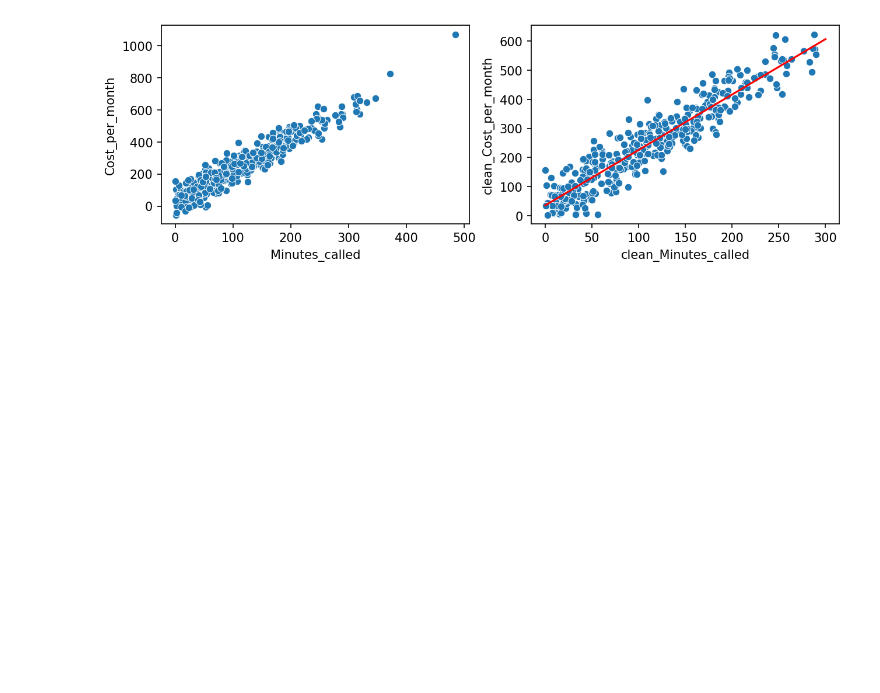
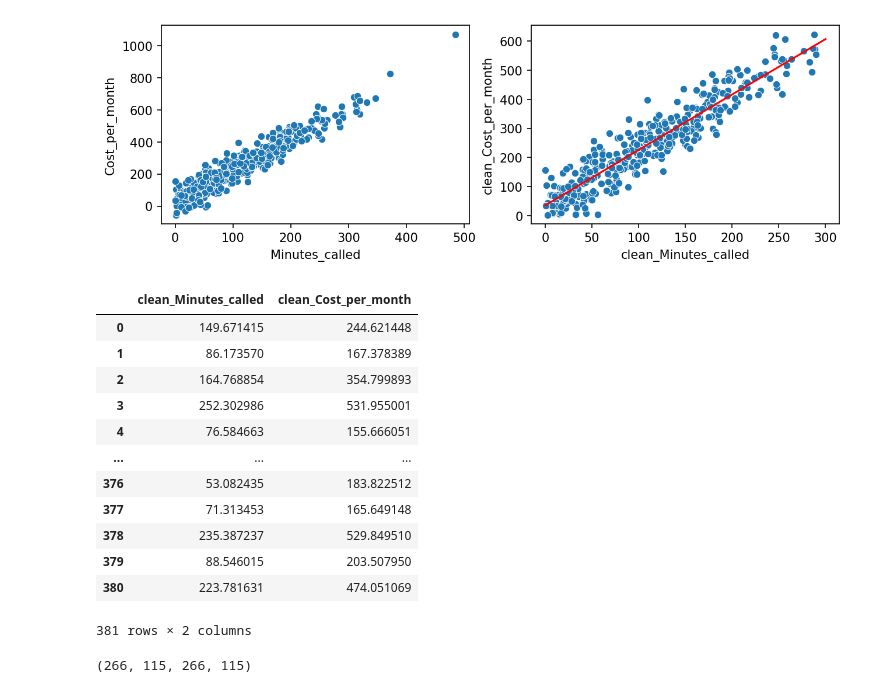
Before and after one commit to FabianAndersson17/Machinelearning-Fabian-Andersson, a Jupyter notebook: Exercises/Exercise_0_Linear_regression.ipynb, the cells around one changed output. Cells and saved outputs as stored; diff of their text form; code cells hidden in the pictures; blank space fills up the shorter version.

Commit message:
Done with train|Test split

```diff
--- a/Exercises/Exercise_0_Linear_regression.ipynb
+++ b/Exercises/Exercise_0_Linear_regression.ipynb
@@ -27,7 +27,7 @@ y_rows_to_drop = list(y_bellow_0["rows_to_drop"])
 x_rows_to_drop.extend(y_rows_to_drop)
 
 clean_phone_data = phone_data.drop(x_rows_to_drop,
-                                             axis="rows").reset_index().rename(
+                                             axis="rows").reset_index(drop=True).rename(
                                                 {"Minutes_called": "clean_Minutes_called", "Cost_per_month": "clean_Cost_per_month"}, axis="columns")
 
 beta_1, beta_0 = np.polyfit(clean_phone_data.clean_Minutes_called, clean_phone_data.clean_Cost_per_month, deg=1)
@@ -47,14 +47,29 @@ Intercept: 35.487
 Slope: 1.905
 <AxesSubplot:xlabel='clean_Minutes_called', ylabel='clean_Cost_per_month'>
 [figure]
+# %%
+clean_phone_data
+# %% [output]
+|  | clean_Minutes_called | clean_Cost_per_month |
+| 0 | 149.671415 | 244.621448 |
+| 1 | 86.173570 | 167.378389 |
+| 2 | 164.768854 | 354.799893 |
+| 3 | 252.302986 | 531.955001 |
+| 4 | 76.584663 | 155.666051 |
+| ... | ... | ... |
+| 376 | 53.082435 | 183.822512 |
+| 377 | 71.313453 | 165.649148 |
+| 378 | 235.387237 | 529.849510 |
+| 379 | 88.546015 | 203.507950 |
+| 380 | 223.781631 | 474.051069 |
+381 rows × 2 columns
 # %%
-X_train = 0
-X_test = 0
-y_train = 0
-y_test = 0
+def train_test_split(X: pd.DataFrame, y: pd.DataFrame, train_fraction = 0.7, random_state=42, replace = False):
+    """For when inputing dataframe use DataFrame["Name of column to be used"]"""
+    X_train, y_train = X.sample(n = int(len(X)*train_fraction), random_state=random_state, replace=replace), y.sample(n = int(len(y)*train_fraction), random_state=random_state, replace=replace)
+    X_test, y_test = X.drop(X_train.index), y.drop(y_train.index)
+    return (len(X_train), len(X_test), len(y_train), len(y_test))
 
-def train_test_split(X: pd.DataFrame, y: pd.DataFrame, train_fraction = 0.7, random_state=42, replace = False):
-    """For X dataframe use DataFrame[Name of columns to be used]"""
-    train = X.sample(n = int(len(X)*train_fraction), random_state=random_state, replace=replace)
-    test = X.drop(train.index)
-    X_train, y_train = train.drop(, axis=1), train[]
+train_test_split(clean_phone_data["clean_Minutes_called"], clean_phone_data["clean_Cost_per_month"])
+# %% [output]
+(266, 115, 266, 115)
```
